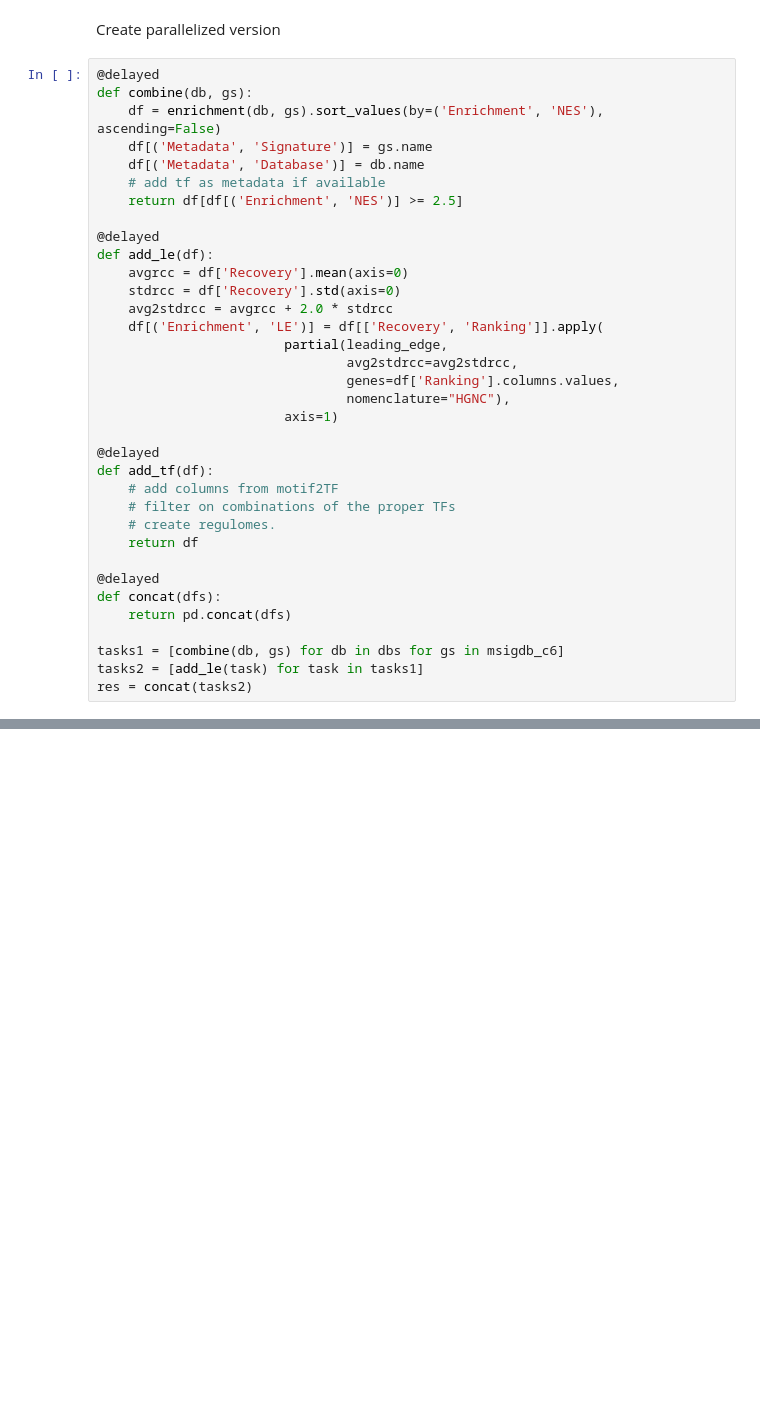
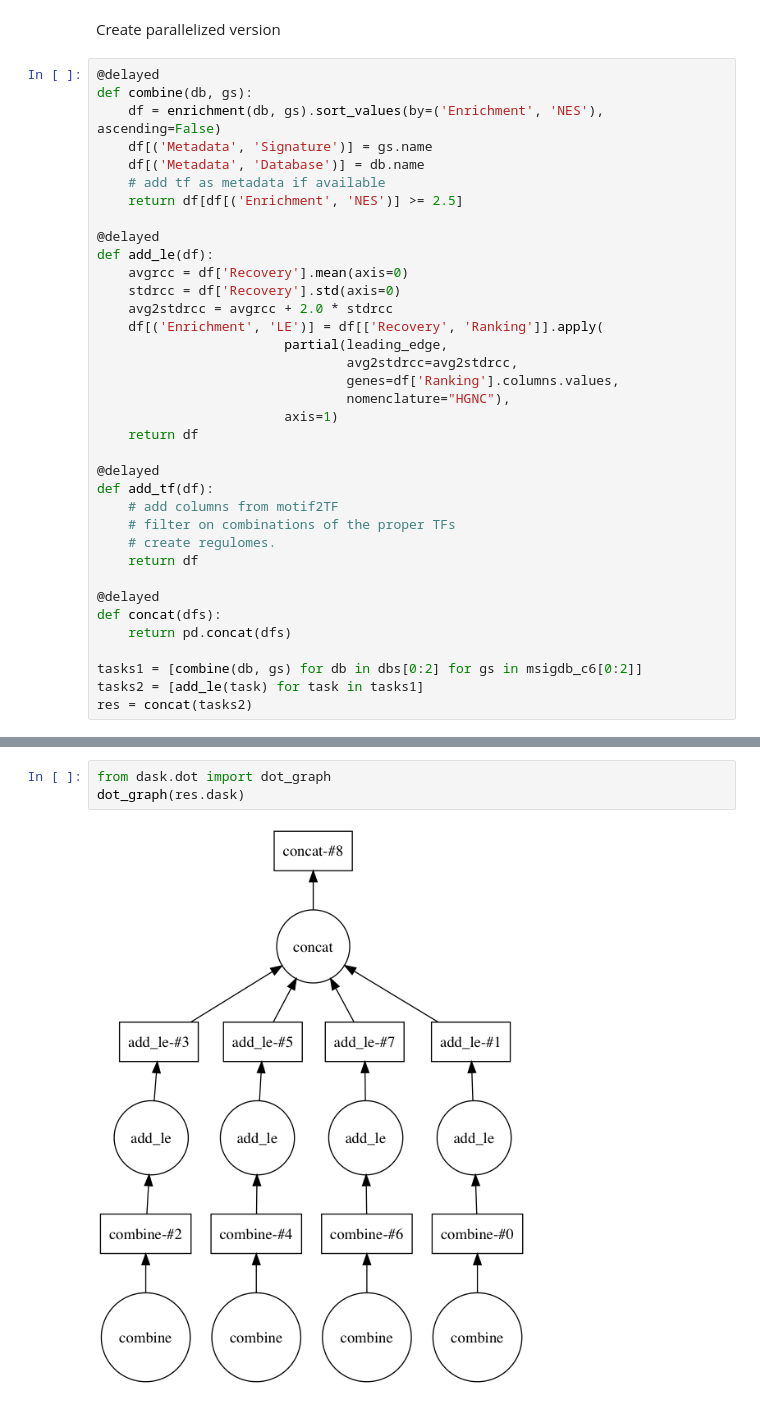
Before and after one commit to aertslab/pySCENIC, a Jupyter notebook: notebooks/pyscenic.ipynb, the cells around one changed output, grey strips where cells are left out. Saved outputs shown, nothing was run; the diff lists cells and outputs as text; blank space fills up the shorter version.

Commit message:
Better dask notebook.

```diff
--- a/notebooks/pyscenic.ipynb
+++ b/notebooks/pyscenic.ipynb
@@ -119,6 +199,7 @@ def add_le(df):
                                 genes=df['Ranking'].columns.values,
                                 nomenclature="HGNC"),
                         axis=1)
+    return df
 
 @delayed
 def add_tf(df):
@@ -131,6 +212,6 @@ def add_tf(df):
 def concat(dfs):
     return pd.concat(dfs)
 
-tasks1 = [combine(db, gs) for db in dbs for gs in msigdb_c6]
+tasks1 = [combine(db, gs) for db in dbs[0:2] for gs in msigdb_c6[0:2]]
 tasks2 = [add_le(task) for task in tasks1]
 res = concat(tasks2)
@@ -139,0 +218,5 @@ res.compute(get=get)
+# %%
+from dask.dot import dot_graph
+dot_graph(res.dask)
+# %% [output]
+[figure, added]
```
Also changed, not shown: parts of 6 cells of this notebook, 3 other files.
